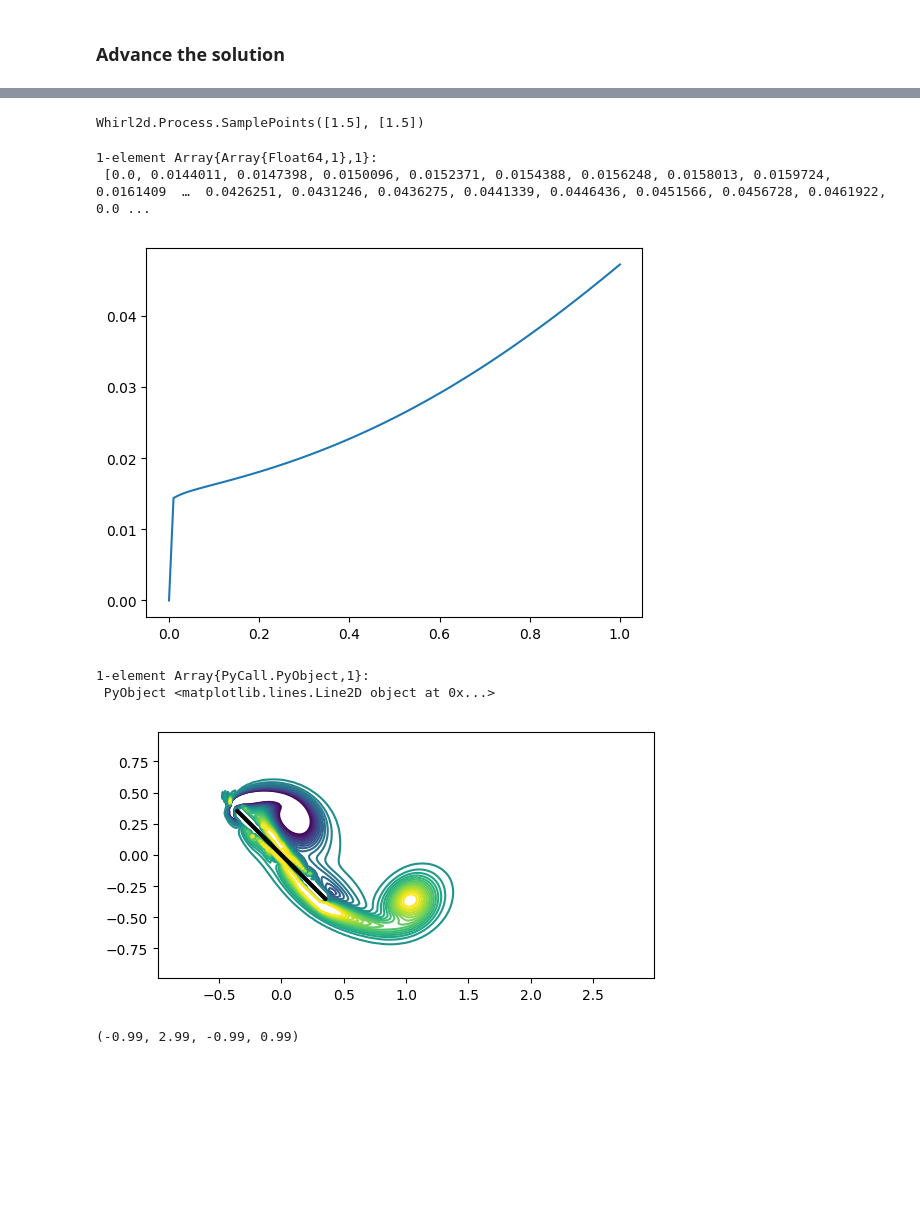
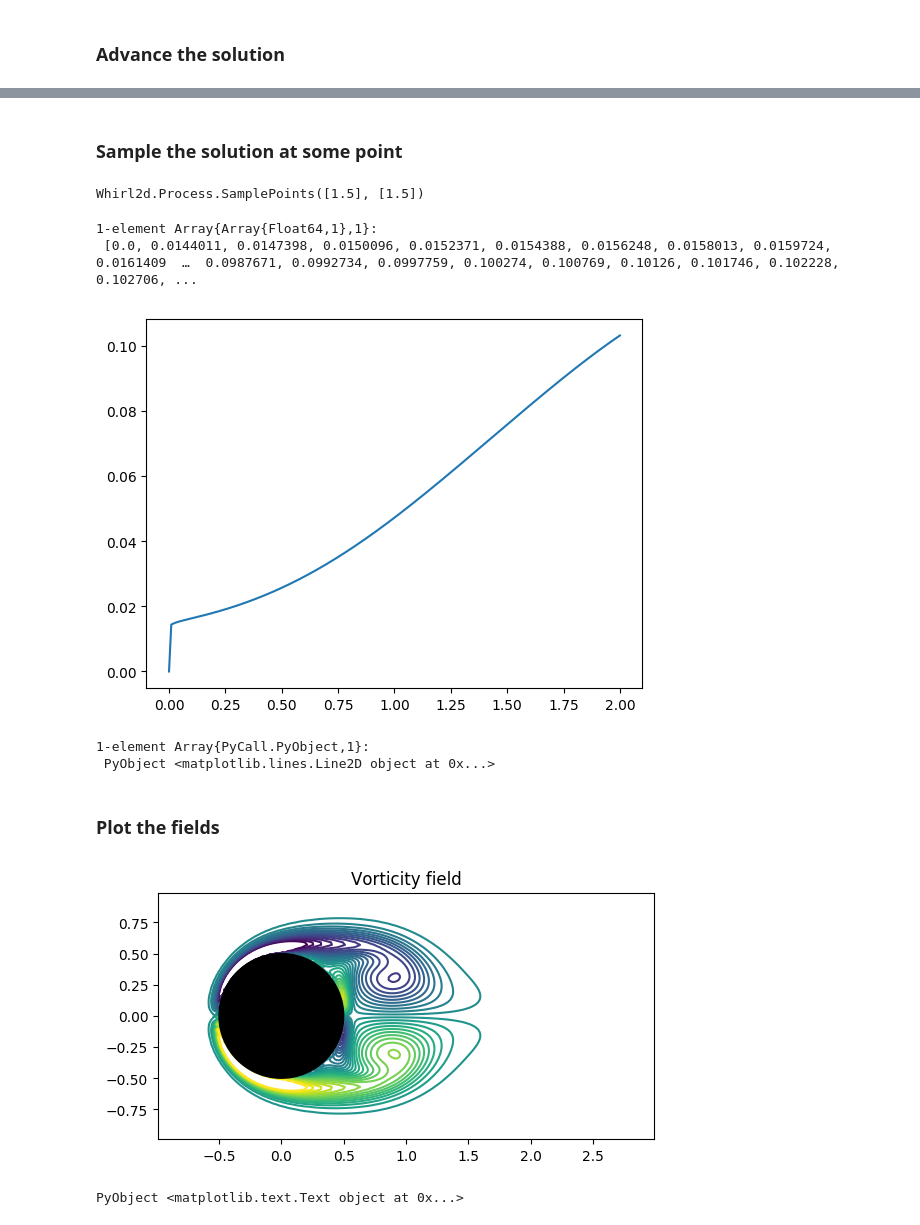
Before and after one commit to JuliaIBPM/ViscousFlow.jl, a Jupyter notebook: examples/Testing Navier-Stokes on a body.ipynb, the cells around one changed output, grey strips where cells are left out. Cells and saved outputs as stored; diff of their text form; code cells hidden in the pictures; blank space fills up the shorter version.

```diff
--- a/examples/Testing Navier-Stokes on a body.ipynb
+++ b/examples/Testing Navier-Stokes on a body.ipynb
@@ -14,8 +16,9 @@ WARNING: ignoring conflicting import of Whirl2d.@get into Main
 # %%
-Npts = 100
-rad = 0.5
-xcent = [0.0,0.0]
-ang = 0.0
-b = Bodies.Circle(Npts,rad,xcent,ang)
+bcyl = let Npts = 100  # total number of points on circle
+            rad = 0.5   # radius of circle
+            xcent = [0.0,0.0]  # initial centroid of circle
+            ang = 0.0    # initial angle of circle
+            Bodies.Circle(Npts,rad,xcent,ang)
+end
 # %% [output]
 Body: number of points = 100, reference point = (0.0,0.0), rotation matrix = [1.0 -0.0; 0.0 1.0]
@@ -32,10 +38,14 @@ Body: number of points = 364, reference point = (0.0,0.0), rotation matrix = [0.
 # %% [markdown]
 ### Create a domain with this body in it
 # %%
-xmin = [-1.0,-1.0]
-xmax = [3.0,1.0]
-dom = Systems.DualDomain(xmin,xmax)
-dom = Systems.add_body(dom,b)
+dom = let
+        xmin = [-1.0,-1.0] # minimum dimensions of domain
+        xmax = [3.0,1.0]   # maximum dimensions of domain
+        Systems.DualDomain(xmin,xmax)
+end
+
+# Add the body to the domain
+dom = Systems.add_body(dom,bcyl)
 # %% [output]
 Domain: xmin = [-1.0, -1.0], xmax = [3.0, 1.0]
 number of bodies = 1
@@ -104,0 +120,7 @@ t = [copy(f[i].t) for i = 1:length(f)];
+# %%
+@time f = NavierStokes.evaluateFields.(h,dom.grid,gops);
+t = map(x -> x.t, f);
+ω = map(x -> x.ω, f);
+ψ = map(x -> x.ψ, f);
+ux = map(x -> x.ux, f);
+uy = map(x -> x.uy, f);
@@ -105,3 +139,5 @@ t = [copy(f[i].t) for i = 1:length(f)];
+# %% [markdown]
+### Sample the solution at some point
 # %%
 spts = Process.SamplePoint(1.5,1.5)
 # %% [output]
@@ -112,27 +148,30 @@ y = Grids.yfacex(dom.grid)
 uxsamp = Process.sample(spts,ux,x,y)
 # %% [output]
 1-element Array{Array{Float64,1},1}:
- [0.0, 0.0144011, 0.0147398, 0.0150096, 0.0152371, 0.0154388, 0.0156248, 0.0158013, 0.0159724, 0.0161409  …  0.0426251, 0.0431246, 0.0436275, 0.0441339, 0.0446436, 0.0451566, 0.0456728, 0.0461922, 0.0 ...
+ [0.0, 0.0144011, 0.0147398, 0.0150096, 0.0152371, 0.0154388, 0.0156248, 0.0158013, 0.0159724, 0.0161409  …  0.0987671, 0.0992734, 0.0997759, 0.100274, 0.100769, 0.10126, 0.101746, 0.102228, 0.102706, ...
 # %%
 plot(t,uxsamp[1])
 # %% [output]
-[figure, old version]
+[figure, new version]
 1-element Array{PyCall.PyObject,1}:
  PyObject <matplotlib.lines.Line2D object at 0x...>
+# %% [markdown]
+### Plot the fields
 # %%
 x = Grids.xcell(dom.grid)
 y = Grids.ycell(dom.grid)
 
-contour(x,y,transpose(f[end].ω),linspace(-10,10,30))
+contour(x,y,transpose(ω[end]),linspace(-10,10,30))
 for j = 1:dom.nbody
     xpt = [dom.body[j].x[i][1] for i = 1:dom.body[j].N]
     ypt = [dom.body[j].x[i][2] for i = 1:dom.body[j].N]
     fill(xpt,ypt,color="k",zorder=2)
 end
 axis("scaled")
+title("Vorticity field")
 # %% [output]
-[figure, old version]
+[figure, new version]
-(-0.99, 2.99, -0.99, 0.99)
+PyObject <matplotlib.text.Text object at 0x...>
 # %%
 x = Grids.xcell(dom.grid)
 y = Grids.ycell(dom.grid)
```
Also changed, not shown: parts of 20 cells of this notebook, 2 other files.
